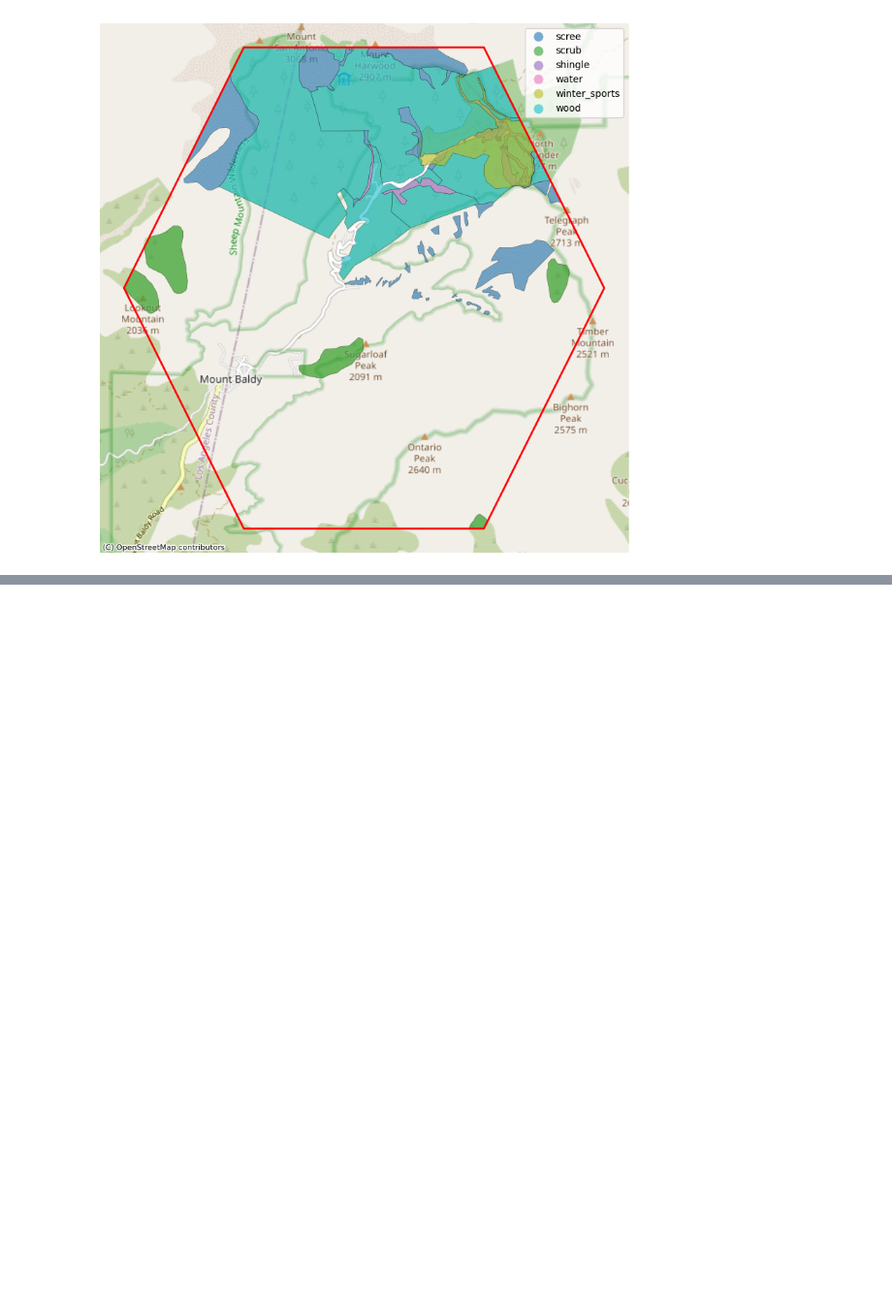
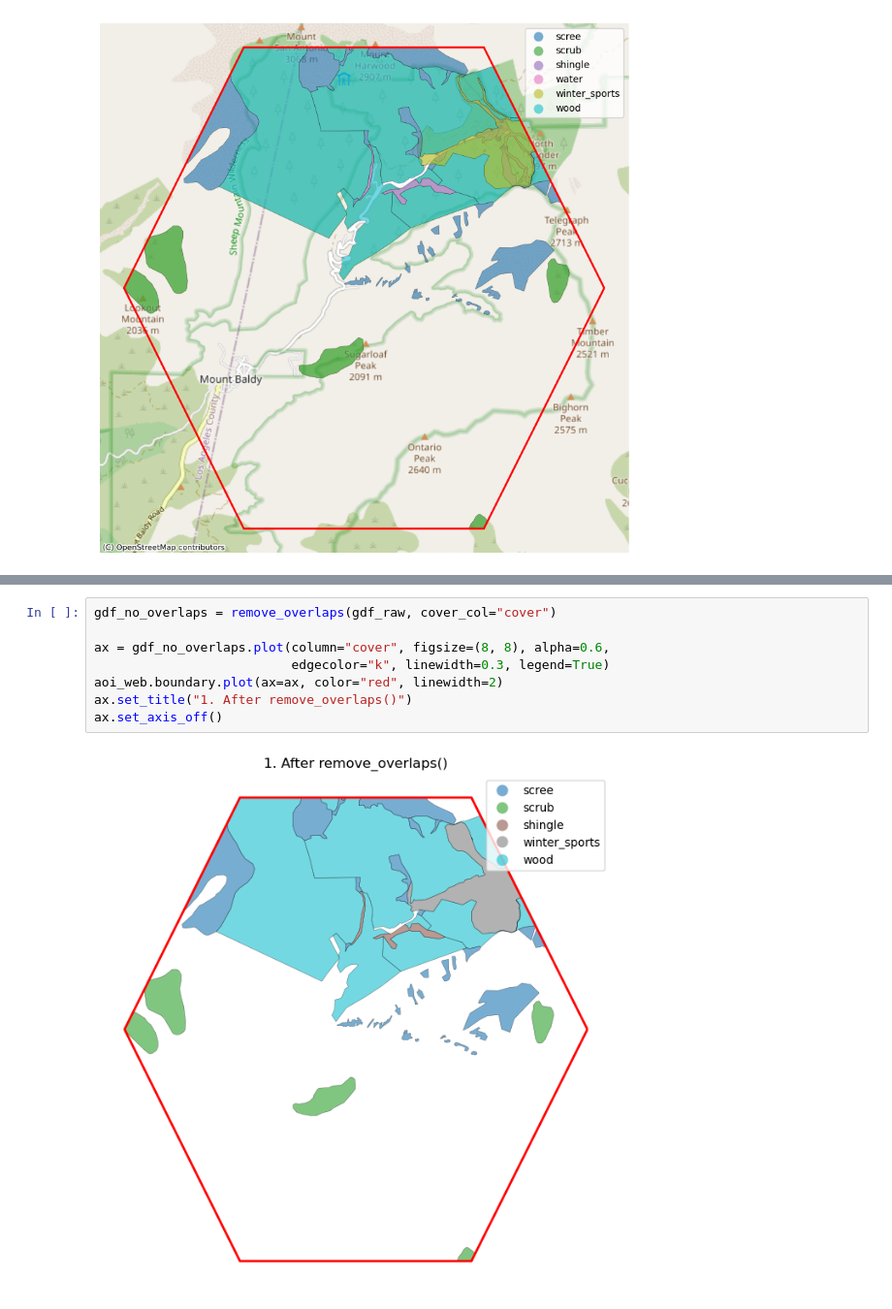
Before and after one commit to taby1/TouchTerrain_with_Landcover, a Jupyter notebook: landcover_osm test.ipynb, the cells around one changed output, grey strips where cells are left out. Shown at 97% size. Drawn from its saved outputs; the diff is of its cells as text; blank space fills up the shorter version.

```diff
--- a/landcover_osm test.ipynb
+++ b/landcover_osm test.ipynb
@@ -397,0 +496,10 @@ gdf_smooth.plot(column="cover", figsize=(8, 8), legend=True, alpha=0.6, edgecolo
+# %%
+gdf_no_overlaps = remove_overlaps(gdf_raw, cover_col="cover")
+
+ax = gdf_no_overlaps.plot(column="cover", figsize=(8, 8), alpha=0.6,
+                          edgecolor="k", linewidth=0.3, legend=True)
+aoi_web.boundary.plot(ax=ax, color="red", linewidth=2)
+ax.set_title("1. After remove_overlaps()")
+ax.set_axis_off()
+# %% [output]
+[figure, added]
```
Also changed, not shown: parts of 6 cells of this notebook, 1 other file.
